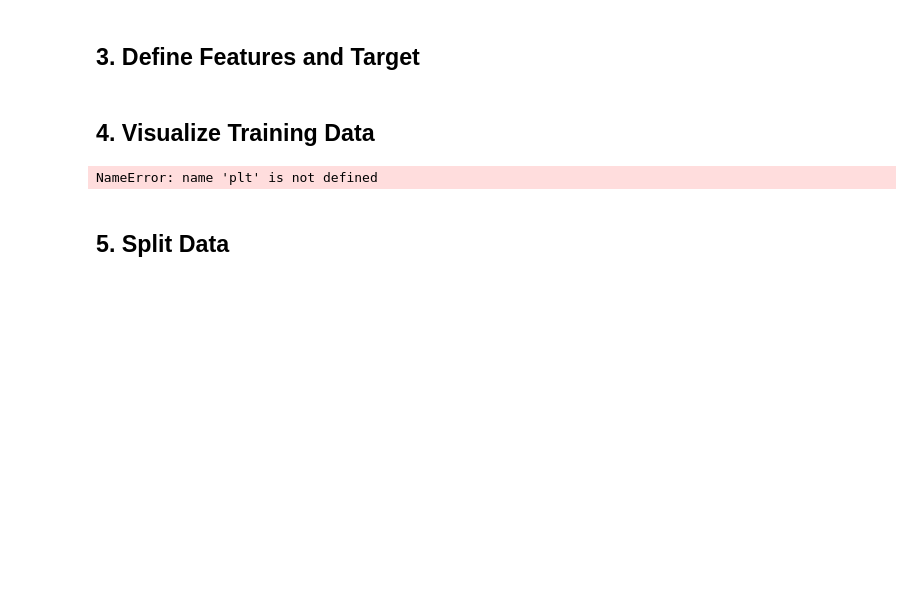
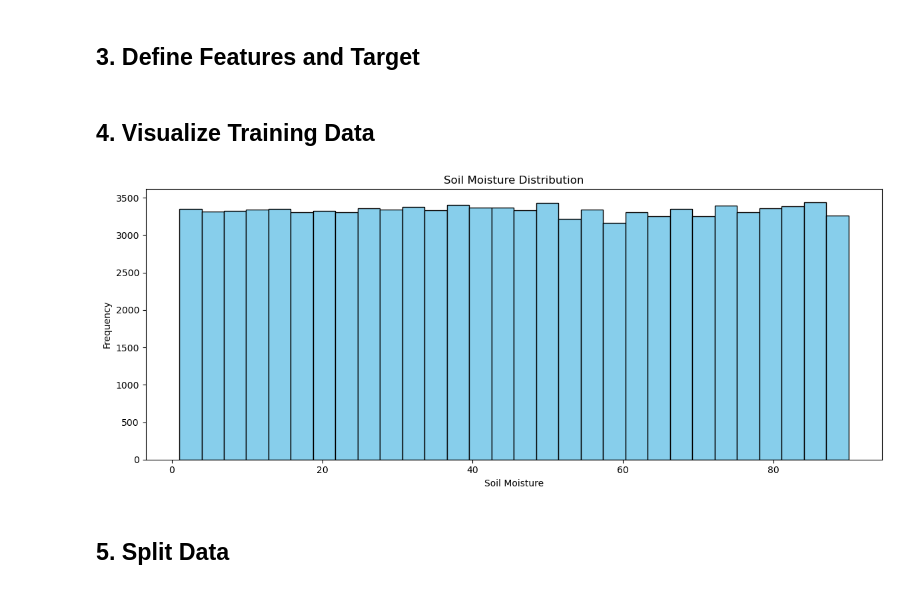
Before and after one commit to Iabdallllah/Intelligent-Crop-Irrigation-Advisor, a Jupyter notebook: models/irrigation_optimization_model/train_notebook.ipynb, the cells around one changed output. Saved outputs shown, nothing was run; the diff lists cells and outputs as text; code cells hidden in the pictures; blank space fills up the shorter version.

```diff
--- a/models/irrigation_optimization_model/train_notebook.ipynb
+++ b/models/irrigation_optimization_model/train_notebook.ipynb
@@ -51,15 +51,15 @@ y = merged_df[merged_df['status'] == True][target]
 ## 4. Visualize Training Data
 # %%
 # Feature distribution
-plt.figure(figsize=(7,5))
+plt.figure(figsize=(12,5))
 plt.hist(merged_df['soil_moisture'], bins=30, color='skyblue', edgecolor='black')
 plt.title('Soil Moisture Distribution')
 plt.xlabel('Soil Moisture')
 plt.ylabel('Frequency')
 plt.tight_layout()
 plt.show()
 # %% [output]
-NameError: name 'plt' is not defined
+[figure, added]
 # %% [markdown]
 ## 5. Split Data
 # %%
```
